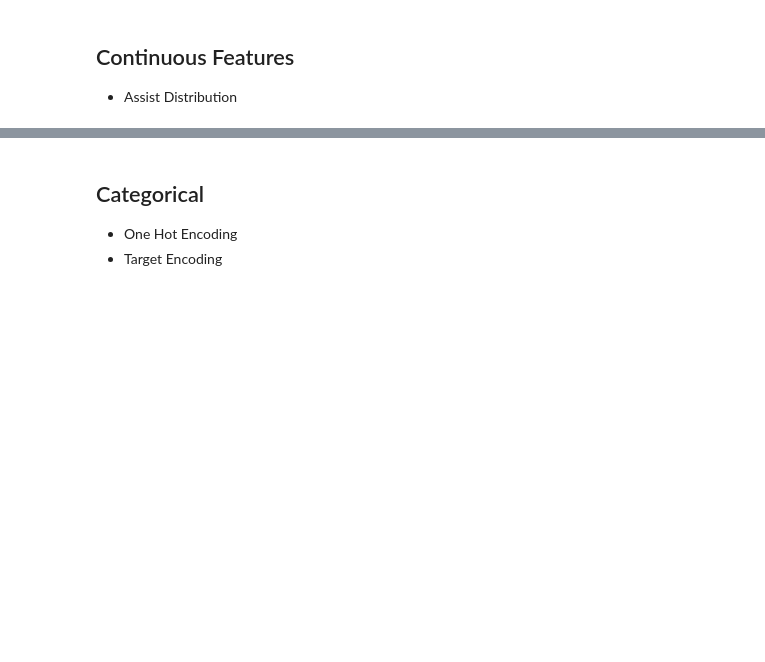
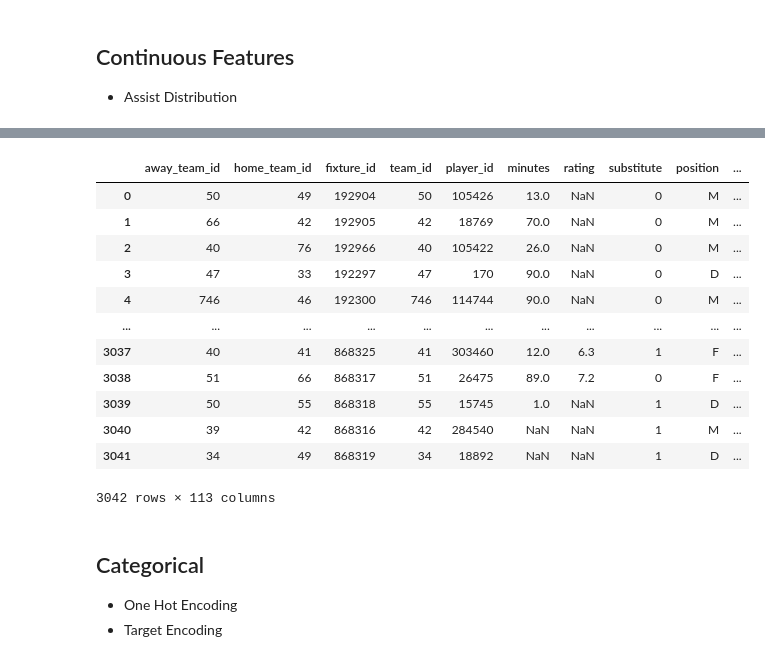
Before and after one commit to robcamp-code/sqlalchemy-tutorial, a Jupyter notebook: ml/feature_engineering.ipynb, the cells around one changed output, grey strips where cells are left out. Saved outputs shown, nothing was run; the diff lists cells and outputs as text; code cells hidden in the pictures; blank space fills up the shorter version.

```diff
--- a/ml/feature_engineering.ipynb
+++ b/ml/feature_engineering.ipynb
@@ -5,0 +248,10 @@
+# %%
+# level 0: fixture_id, level 1: team_id, level 2: substitute
+# for each fixture grab the home team nlargest 11
+assist_dist = pd.Series(
+    sums.xs(games[3]).xs(teams[3]).xs(0)['goals_total'].nlargest(11).sort_values(ascending=False)
+)
+# %%
+assist_dist.index = [f"top_assister_{val}" for val in range(1, 12)]
+# %%
+assist_dist.loc["assists_skew"] = assist_dist.skew()
@@ -5,0 +321,18 @@
+# %%
+res = cleaned.apply(get_dist_features, result_type='expand', axis=1)
+# %%
+pd.concat([cleaned, res], axis=1)
+# %% [output]
+|  | away_team_id | home_team_id | fixture_id | team_id | player_id | minutes | rating | substitute | position | ... |
+| 0 | 50 | 49 | 192904 | 50 | 105426 | 13.0 | NaN | 0 | M | ... |
+| 1 | 66 | 42 | 192905 | 42 | 18769 | 70.0 | NaN | 0 | M | ... |
+| 2 | 40 | 76 | 192966 | 40 | 105422 | 26.0 | NaN | 0 | M | ... |
+| 3 | 47 | 33 | 192297 | 47 | 170 | 90.0 | NaN | 0 | D | ... |
+| 4 | 746 | 46 | 192300 | 746 | 114744 | 90.0 | NaN | 0 | M | ... |
+| ... | ... | ... | ... | ... | ... | ... | ... | ... | ... | ... |
+| 3037 | 40 | 41 | 868325 | 41 | 303460 | 12.0 | 6.3 | 1 | F | ... |
+| 3038 | 51 | 66 | 868317 | 51 | 26475 | 89.0 | 7.2 | 0 | F | ... |
+| 3039 | 50 | 55 | 868318 | 55 | 15745 | 1.0 | NaN | 1 | D | ... |
+| 3040 | 39 | 42 | 868316 | 42 | 284540 | NaN | NaN | 1 | M | ... |
+| 3041 | 34 | 49 | 868319 | 34 | 18892 | NaN | NaN | 1 | D | ... |
+3042 rows × 113 columns
```
Also changed, not shown: parts of 42 cells of this notebook, 21 other files.
